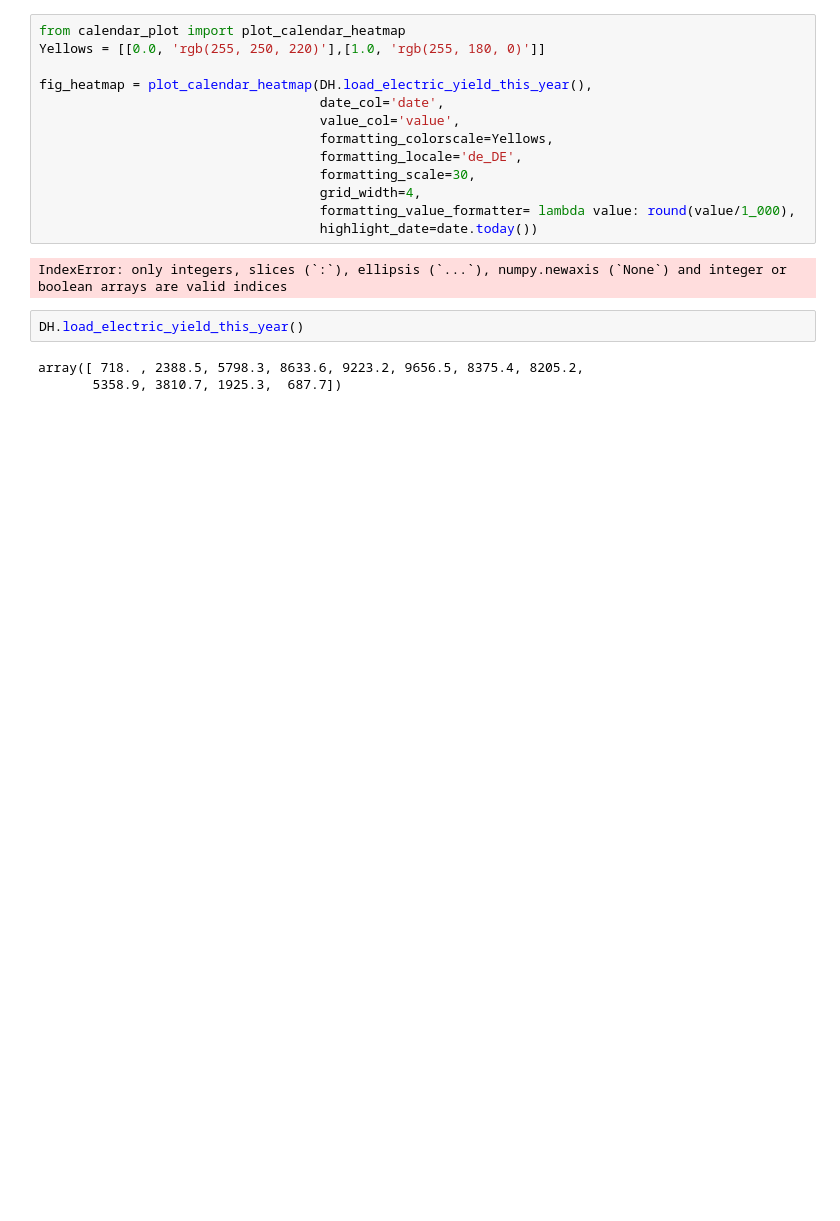
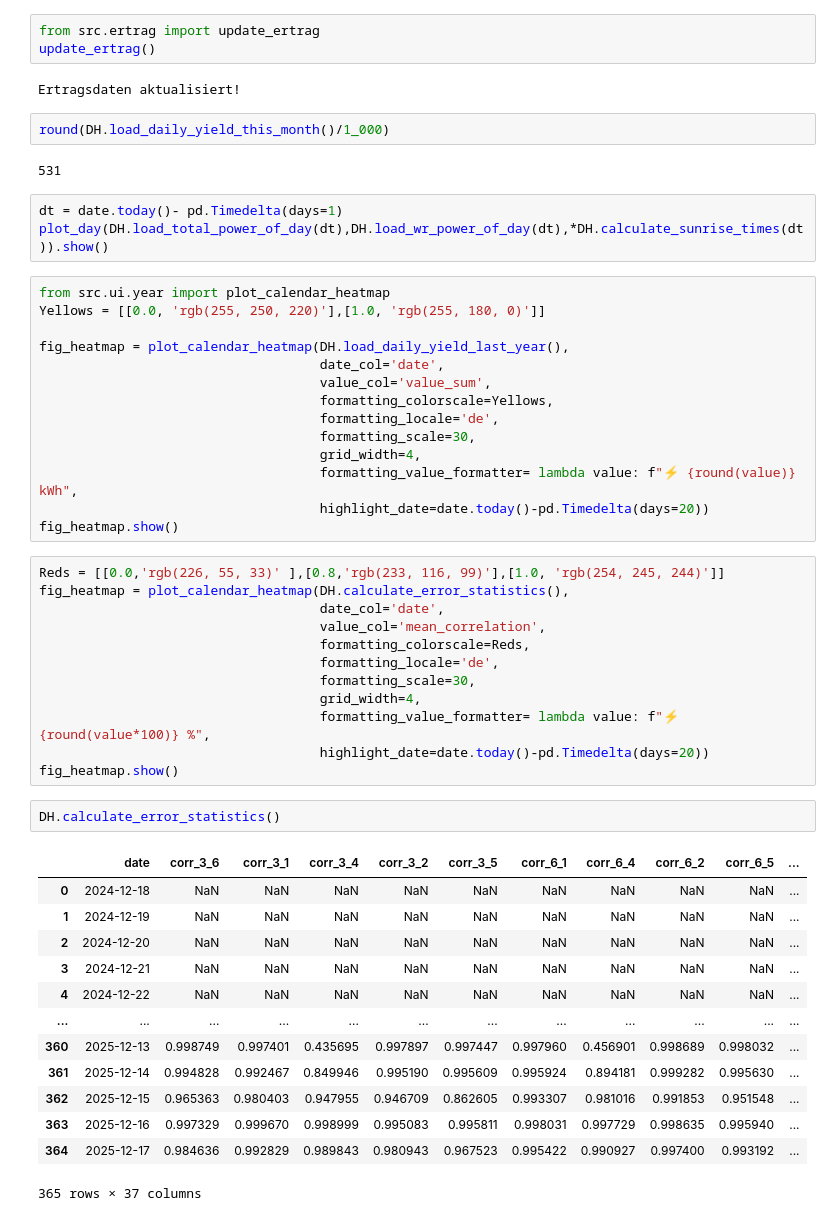
Before and after one commit to SimonWolf/OEEG, a Jupyter notebook: detail_class.ipynb, the cells around one changed output. Cells and saved outputs as stored; diff of their text form; blank space fills up the shorter version.

```diff
--- a/detail_class.ipynb
+++ b/detail_class.ipynb
@@ -287,21 +17,55 @@ Discarding nonzero nanoseconds in conversion.
+# %%
+from src.ertrag import update_ertrag
+update_ertrag()
+# %% [output]
+Ertragsdaten aktualisiert!
+# %%
+round(DH.load_daily_yield_this_month()/1_000)
+# %% [output]
+531
+# %%
+dt = date.today()- pd.Timedelta(days=1)
+plot_day(DH.load_total_power_of_day(dt),DH.load_wr_power_of_day(dt),*DH.calculate_sunrise_times(dt)).show()
 # %%
-from calendar_plot import plot_calendar_heatmap
+from src.ui.year import plot_calendar_heatmap
 Yellows = [[0.0, 'rgb(255, 250, 220)'],[1.0, 'rgb(255, 180, 0)']]
 
-fig_heatmap = plot_calendar_heatmap(DH.load_electric_yield_this_year(),
+fig_heatmap = plot_calendar_heatmap(DH.load_daily_yield_last_year(),
                                     date_col='date',
-                                    value_col='value',
+                                    value_col='value_sum',
                                     formatting_colorscale=Yellows,
-                                    formatting_locale='de_DE',
+                                    formatting_locale='de',
                                     formatting_scale=30,
                                     grid_width=4,
-                                    formatting_value_formatter= lambda value: round(value/1_000),
-                                    highlight_date=date.today())
+                                    formatting_value_formatter= lambda value: f"⚡ {round(value)} kWh",
+                                    highlight_date=date.today()-pd.Timedelta(days=20))
+fig_heatmap.show()
-# %% [output]
-IndexError: only integers, slices (`:`), ellipsis (`...`), numpy.newaxis (`None`) and integer or boolean arrays are valid indices
 # %%
-DH.load_electric_yield_this_year()
+Reds = [[0.0,'rgb(226, 55, 33)' ],[0.8,'rgb(233, 116, 99)'],[1.0, 'rgb(254, 245, 244)']]
+fig_heatmap = plot_calendar_heatmap(DH.calculate_error_statistics(),
+                                    date_col='date',
+                                    value_col='mean_correlation',
+                                    formatting_colorscale=Reds,
+                                    formatting_locale='de',
+                                    formatting_scale=30,
+                                    grid_width=4,
+                                    formatting_value_formatter= lambda value: f"⚡ {round(value*100)} %",
+                                    highlight_date=date.today()-pd.Timedelta(days=20))
+fig_heatmap.show()
-# %% [output]
-array([ 718. , 2388.5, 5798.3, 8633.6, 9223.2, 9656.5, 8375.4, 8205.2,
-       5358.9, 3810.7, 1925.3,  687.7])
+# %%
+DH.calculate_error_statistics()
+# %% [output]
+|  | date | corr_3_6 | corr_3_1 | corr_3_4 | corr_3_2 | corr_3_5 | corr_6_1 | corr_6_4 | corr_6_2 | corr_6_5 | ... |
+| 0 | 2024-12-18 | NaN | NaN | NaN | NaN | NaN | NaN | NaN | NaN | NaN | ... |
+| 1 | 2024-12-19 | NaN | NaN | NaN | NaN | NaN | NaN | NaN | NaN | NaN | ... |
+| 2 | 2024-12-20 | NaN | NaN | NaN | NaN | NaN | NaN | NaN | NaN | NaN | ... |
+| 3 | 2024-12-21 | NaN | NaN | NaN | NaN | NaN | NaN | NaN | NaN | NaN | ... |
+| 4 | 2024-12-22 | NaN | NaN | NaN | NaN | NaN | NaN | NaN | NaN | NaN | ... |
+| ... | ... | ... | ... | ... | ... | ... | ... | ... | ... | ... | ... |
+| 360 | 2025-12-13 | 0.998749 | 0.997401 | 0.435695 | 0.997897 | 0.997447 | 0.997960 | 0.456901 | 0.998689 | 0.998032 | ... |
+| 361 | 2025-12-14 | 0.994828 | 0.992467 | 0.849946 | 0.995190 | 0.995609 | 0.995924 | 0.894181 | 0.999282 | 0.995630 | ... |
+| 362 | 2025-12-15 | 0.965363 | 0.980403 | 0.947955 | 0.946709 | 0.862605 | 0.993307 | 0.981016 | 0.991853 | 0.951548 | ... |
+| 363 | 2025-12-16 | 0.997329 | 0.999670 | 0.998999 | 0.995083 | 0.995811 | 0.998031 | 0.997729 | 0.998635 | 0.995940 | ... |
+| 364 | 2025-12-17 | 0.984636 | 0.992829 | 0.989843 | 0.980943 | 0.967523 | 0.995422 | 0.990927 | 0.997400 | 0.993192 | ... |
+365 rows × 37 columns
 # %%
```
Also changed, not shown: parts of 6 cells of this notebook, 45 other files.
